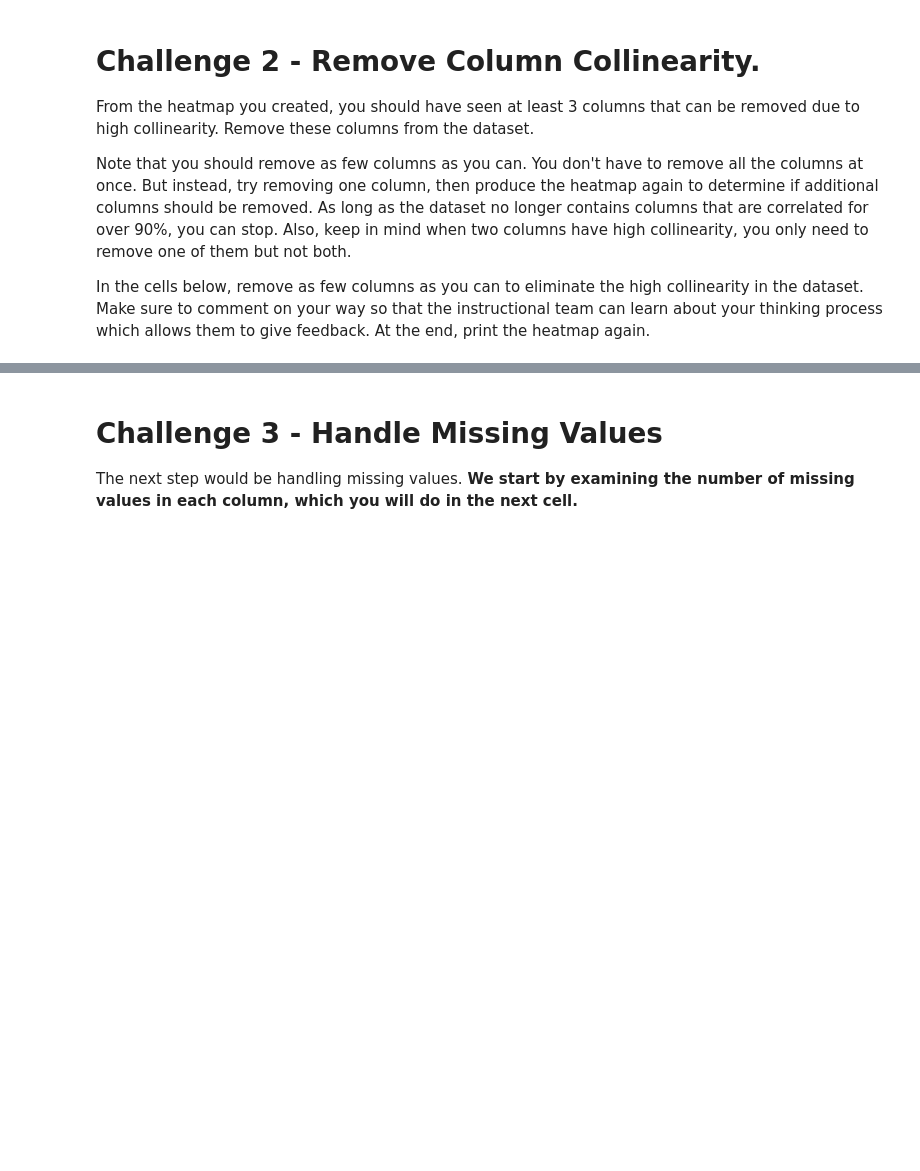
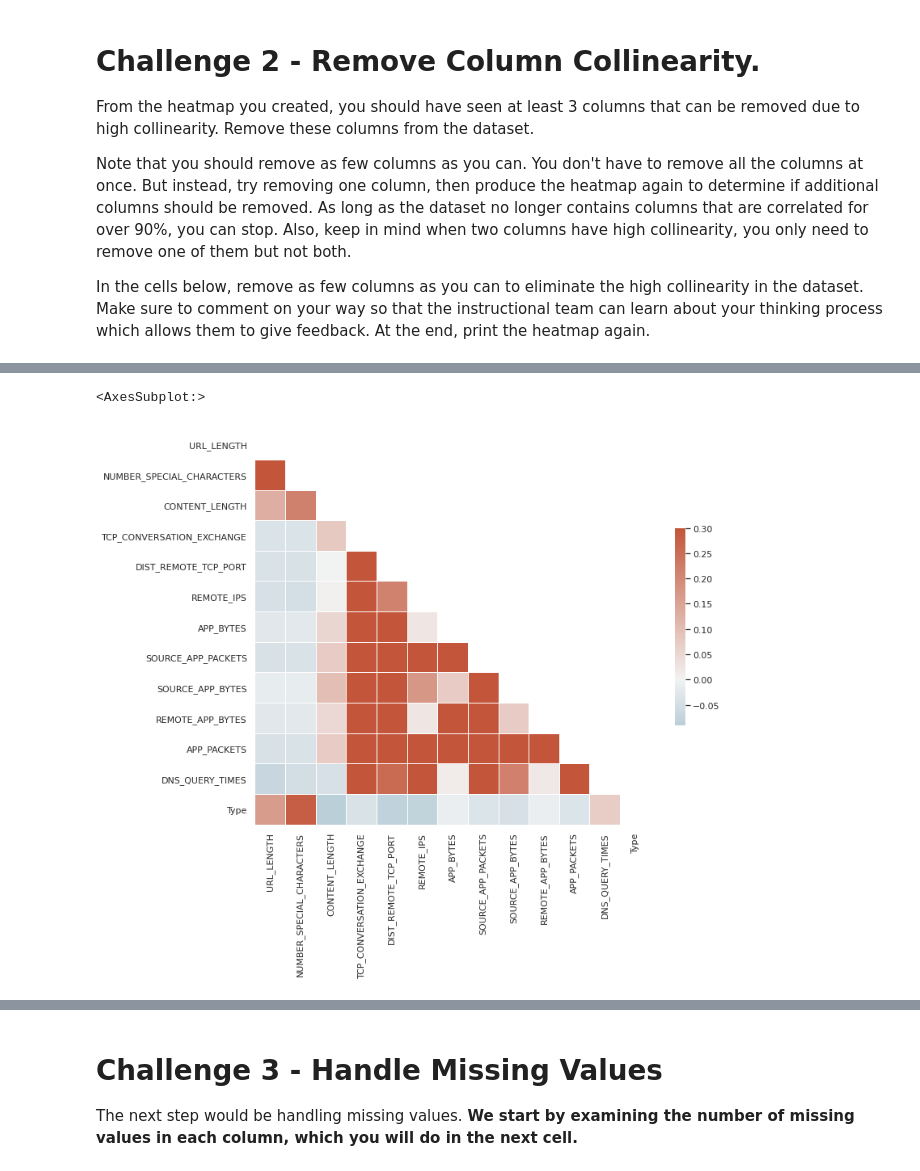
Before and after one commit to Ironhack-Data-Madrid-Marzo-2021/lab-supervised-learning, a Jupyter notebook: your-code/main.ipynb, the cells around one changed output, grey strips where cells are left out. Saved outputs shown, nothing was run; the diff lists cells and outputs as text; code cells hidden in the pictures; blank space fills up the shorter version.

```diff
--- a/your-code/main.ipynb
+++ b/your-code/main.ipynb
@@ -118,20 +118,21 @@ websites.corr()
 | DNS_QUERY_TIMES | -0.068582 | -0.050048 | -0.045644 | 0.349832 | 0.259942 | ... |
 | Type | 0.162104 | 0.280897 | -0.090852 | -0.040202 | -0.082925 | ... |
 # %%
-sns.set_theme(style="white")
+def heat_map_triangle(df):
 
-# Compute the correlation matrix
-corr = websites.corr()
+    sns.set_theme(style="white")
 
-# Generate a mask for the upper triangle
-mask = np.triu(np.ones_like(corr, dtype=bool))
+    # Compute the correlation matrix
+    corr = df.corr()
 
-# Set up the matplotlib figure
-f, ax = plt.subplots(figsize=(11, 9))
+    # Generate a mask for the upper triangle
+    mask = np.triu(np.ones_like(corr, dtype=bool))
 
-# Generate a custom diverging colormap
-cmap = sns.diverging_palette(230, 20, as_cmap=True)
+    # Set up the matplotlib figure
+    f, ax = plt.subplots(figsize=(11, 9))
 
-# Draw the heatmap with the mask and correct aspect ratio
-sns.heatmap(corr, mask=mask, cmap=cmap, vmax=.3, center=0,
-            square=True, linewidths=.5, cbar_kws={"shrink": .5})
+    # Generate a custom diverging colormap
+    cmap = sns.diverging_palette(230, 20, as_cmap=True)
+
+    # Draw the heatmap with the mask and correct aspect ratio
+    return sns.heatmap(corr, mask=mask, cmap=cmap, vmax=.3, center=0, square=True, linewidths=.5, cbar_kws={"shrink": .5})
@@ -156,0 +152,3 @@ In the cells below, remove as few columns as you can to eliminate the high colli
+# %%
+web2 = websites.drop("REMOTE_APP_PACKETS", axis=1)
+web2.corr()
@@ -156,0 +170,5 @@ In the cells below, remove as few columns as you can to eliminate the high colli
+# %%
+heat_map_triangle(web2)
+# %% [output]
+<AxesSubplot:>
+[figure, added]
```
Also changed, not shown: parts of 59 cells of this notebook.
